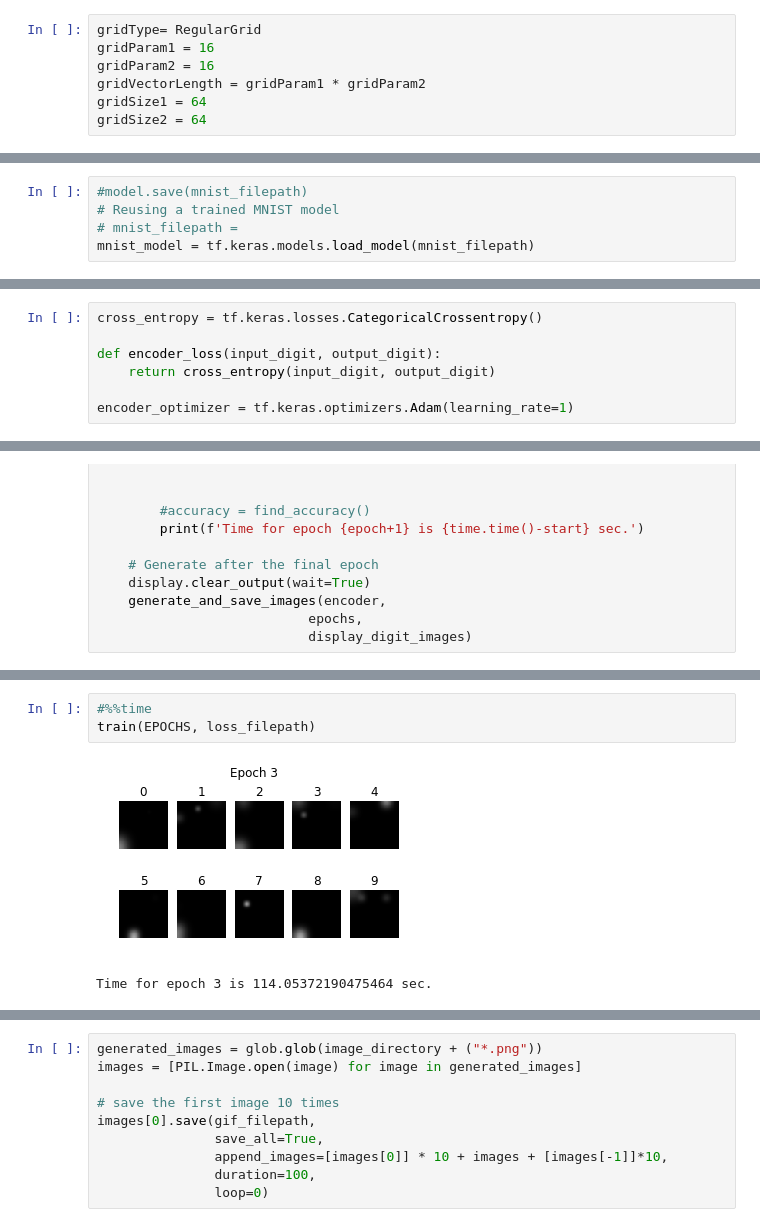
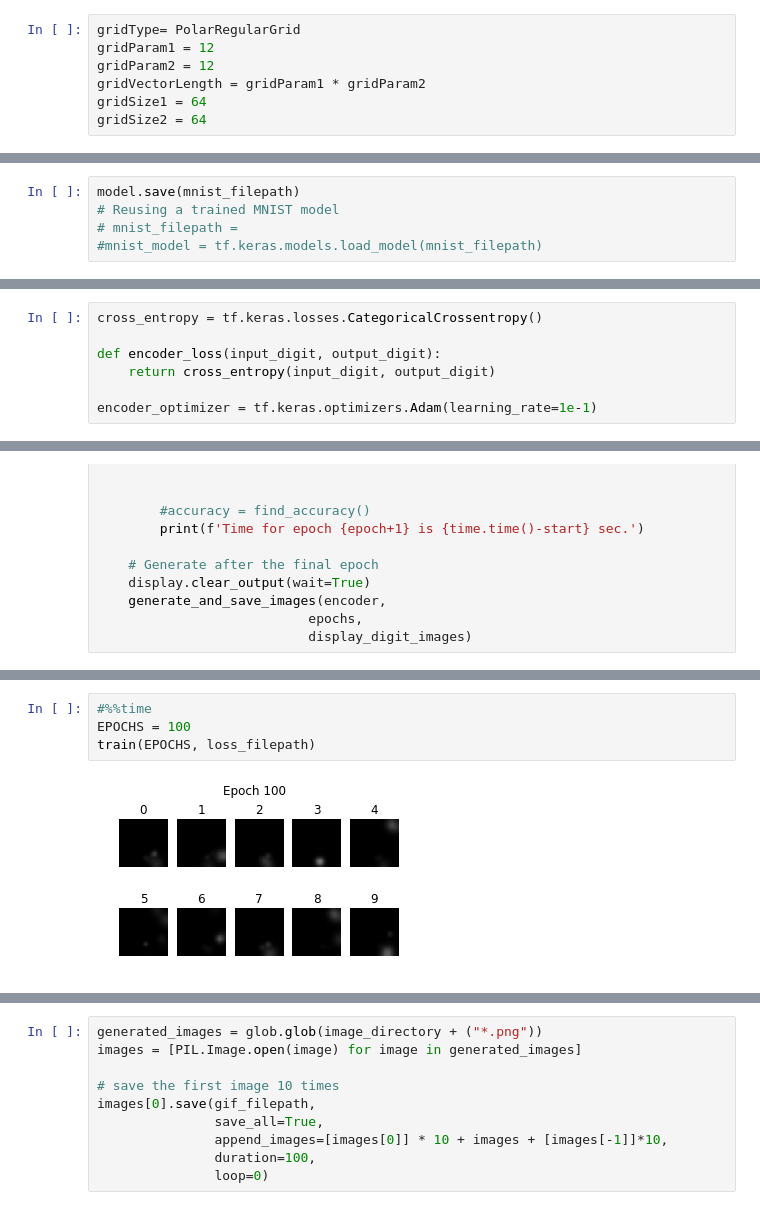
Before and after one commit to wjmn/bmedsc-exploratory, a Jupyter notebook: 03-psychophysics/index.ipynb, the cells around one changed output, grey strips where cells are left out. Saved outputs shown, nothing was run; the diff lists cells and outputs as text.

```diff
--- a/03-psychophysics/index.ipynb
+++ b/03-psychophysics/index.ipynb
@@ -832,9 +830,9 @@ from datetime import datetime
 plt.rcParams["xtick.direction"] = "in"
 plt.rcParams["ytick.direction"] = "in"
 # %%
-gridType= RegularGrid
-gridParam1 = 16
-gridParam2 = 16
+gridType= PolarRegularGrid
+gridParam1 = 12
+gridParam2 = 12
 gridVectorLength = gridParam1 * gridParam2
 gridSize1 = 64
 gridSize2 = 64
@@ -1064,8 +1049,8 @@ model.evaluate(test_images, test_labels)
 # %%
-#model.save(mnist_filepath)
+model.save(mnist_filepath)
 # Reusing a trained MNIST model
 # mnist_filepath =
-mnist_model = tf.keras.models.load_model(mnist_filepath)
+#mnist_model = tf.keras.models.load_model(mnist_filepath)
 # %%
 mnist_model.layers[1].get_weights()[0].shape
 # %% [output]
@@ -1184,5 +1169,5 @@ cross_entropy = tf.keras.losses.CategoricalCrossentropy()
 def encoder_loss(input_digit, output_digit):
     return cross_entropy(input_digit, output_digit)
 
-encoder_optimizer = tf.keras.optimizers.Adam(learning_rate=1)
+encoder_optimizer = tf.keras.optimizers.Adam(learning_rate=1e-1)
 # %%
@@ -1303,6 +1286,6 @@ At initialisation, loss = 2.6880180835723877
 # %%
 #%%time
+EPOCHS = 100
 train(EPOCHS, loss_filepath)
 # %% [output]
-[figure, old version]
+[figure, new version]
-Time for epoch 3 is 114.05372190475464 sec.
```
Also changed, not shown: parts of 12 cells of this notebook, 4 other files.
